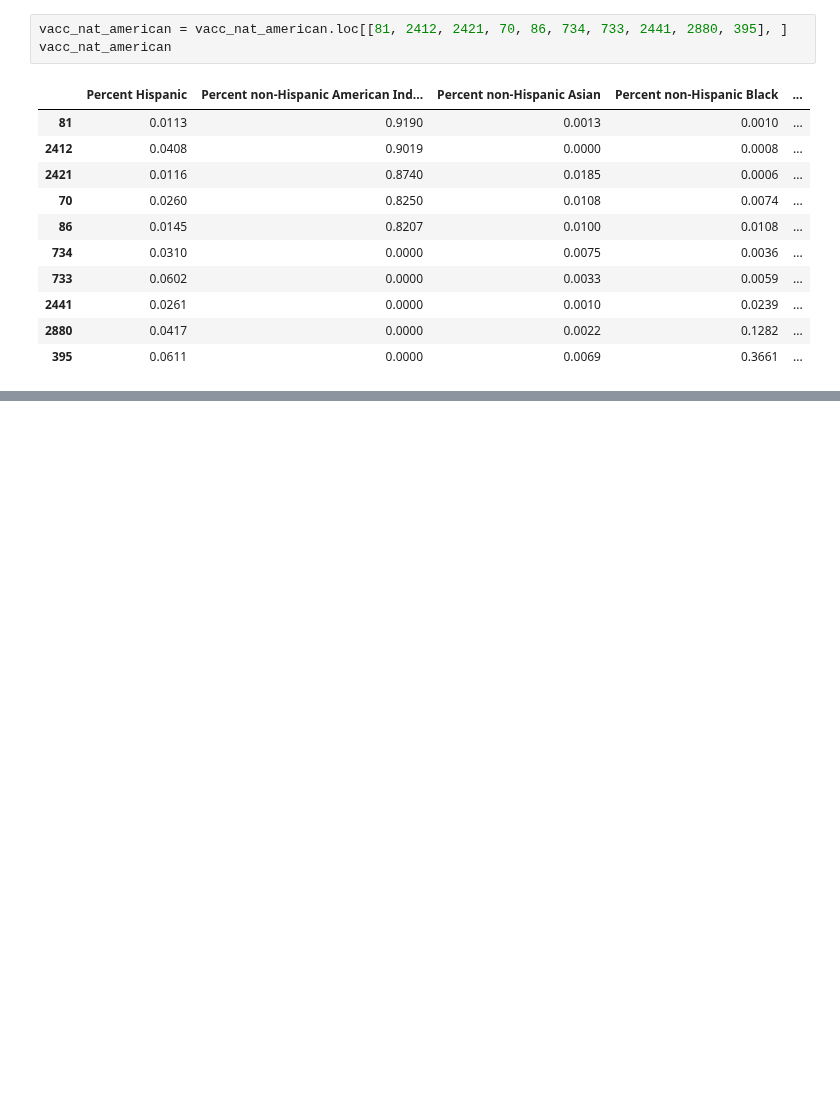
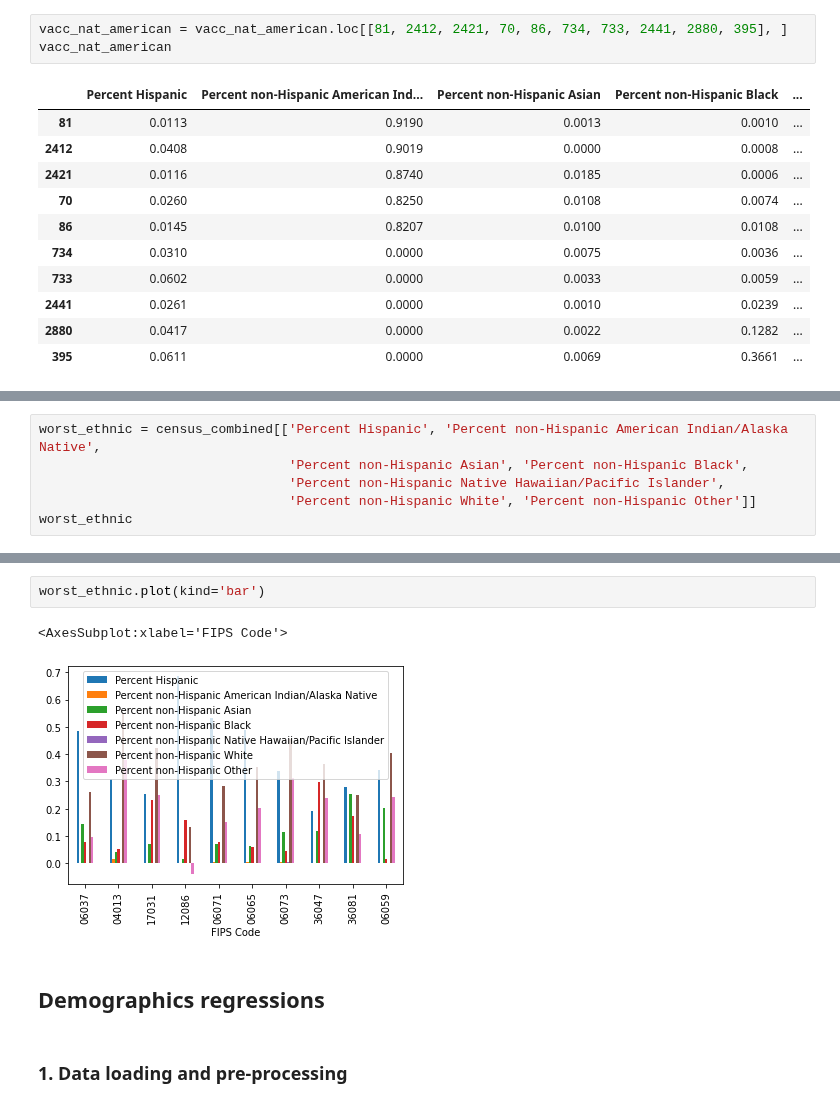
Before and after one commit to mgeffroy/P1-US-COVID-19-Vaccination-Campaign, a Jupyter notebook: Gender, Age and Ethnicity.ipynb, the cells around one changed output, grey strips where cells are left out. Cells and saved outputs as stored; diff of their text form; blank space fills up the shorter version.

```diff
--- a/Gender, Age and Ethnicity.ipynb
+++ b/Gender, Age and Ethnicity.ipynb
@@ -109,0 +342,6 @@ vacc_nat_american
+# %%
+worst_ethnic = census_combined[['Percent Hispanic', 'Percent non-Hispanic American Indian/Alaska Native',
+                                'Percent non-Hispanic Asian', 'Percent non-Hispanic Black',
+                                'Percent non-Hispanic Native Hawaiian/Pacific Islander',
+                                'Percent non-Hispanic White', 'Percent non-Hispanic Other']]
+worst_ethnic
@@ -109,0 +373,9 @@ vacc_nat_american
+# %%
+worst_ethnic.plot(kind='bar')
+# %% [output]
+<AxesSubplot:xlabel='FIPS Code'>
+[figure, added]
+# %% [markdown]
+## Demographics regressions
+# %% [markdown]
+### 1. Data loading and pre-processing
```
Also changed, not shown: parts of 26 cells of this notebook, 3 other files.
